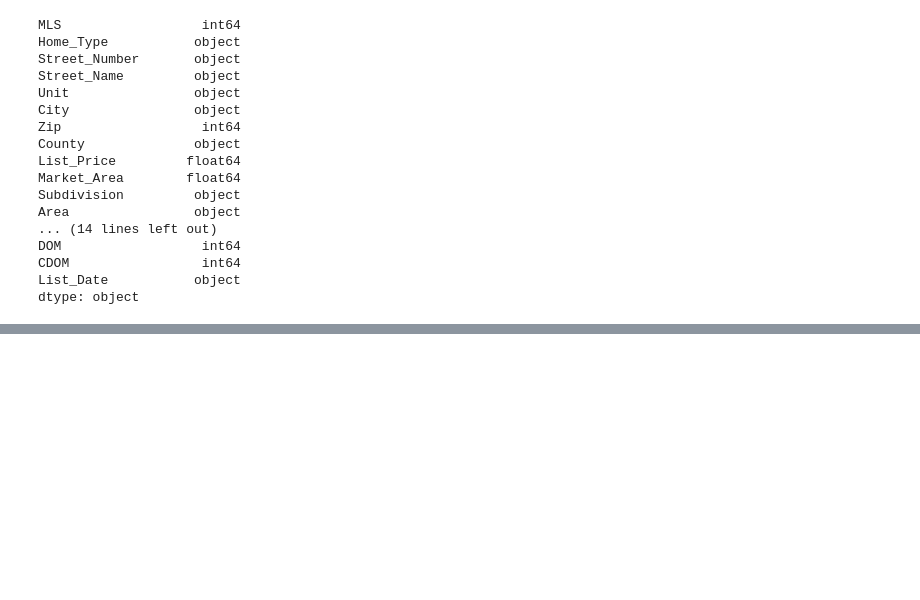
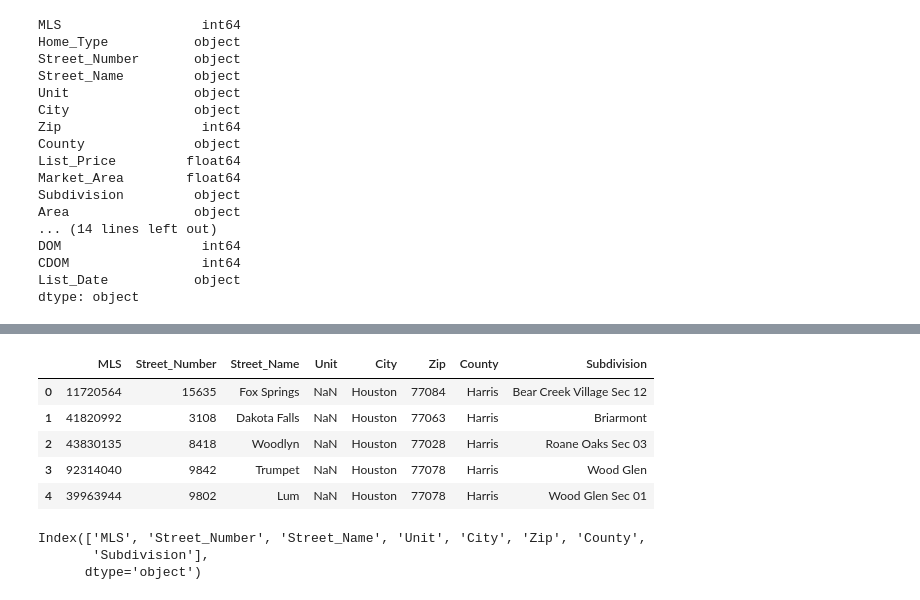
Before and after one commit to danawoodruff/ETL_Project, a Jupyter notebook: etl_project.ipynb, the cells around one changed output, grey strips where cells are left out. Cells and saved outputs as stored; diff of their text form; code cells hidden in the pictures; blank space fills up the shorter version.

```diff
--- a/etl_project.ipynb
+++ b/etl_project.ipynb
@@ -176,3 +165,7 @@ DOM                  int64
 CDOM                 int64
 List_Date           object
 dtype: object
+# %%
+# Create new table
+location_df= customer_data_df
+location_df.head()
@@ -178,0 +180,25 @@ dtype: object
+# %%
+# Columns to drop location table 1
+
+location_df= location_df.drop(columns= ['Home_Type', 'List_Price', 'Market_Area', 'Area',
+       'School_District', 'Elementary', 'High_School', 'Year_Built',
+       'Bedrooms', 'Full_Baths', 'Half_Baths', 'Total_Baths', 'Room_Count',
+       'Fireplaces', 'Stories', 'Pool_Private', 'Garages', 'Style', 'DOM',
+       'CDOM', 'List_Date'])
+# %%
+# New dataframe table 1 Location
+location_df.head()
+# %% [output]
+|  | MLS | Street_Number | Street_Name | Unit | City | Zip | County | Subdivision |
+| 0 | 11720564 | 15635 | Fox Springs | NaN | Houston | 77084 | Harris | Bear Creek Village Sec 12 |
+| 1 | 41820992 | 3108 | Dakota Falls | NaN | Houston | 77063 | Harris | Briarmont |
+| 2 | 43830135 | 8418 | Woodlyn | NaN | Houston | 77028 | Harris | Roane Oaks Sec 03 |
+| 3 | 92314040 | 9842 | Trumpet | NaN | Houston | 77078 | Harris | Wood Glen |
+| 4 | 39963944 | 9802 | Lum | NaN | Houston | 77078 | Harris | Wood Glen Sec 01 |
+# %%
+# Recheck the columns on the df after dropping unnecessary columns
+location_df.columns
+# %% [output]
+Index(['MLS', 'Street_Number', 'Street_Name', 'Unit', 'City', 'Zip', 'County',
+       'Subdivision'],
+      dtype='object')
```
Also changed, not shown: parts of 17 cells of this notebook.
